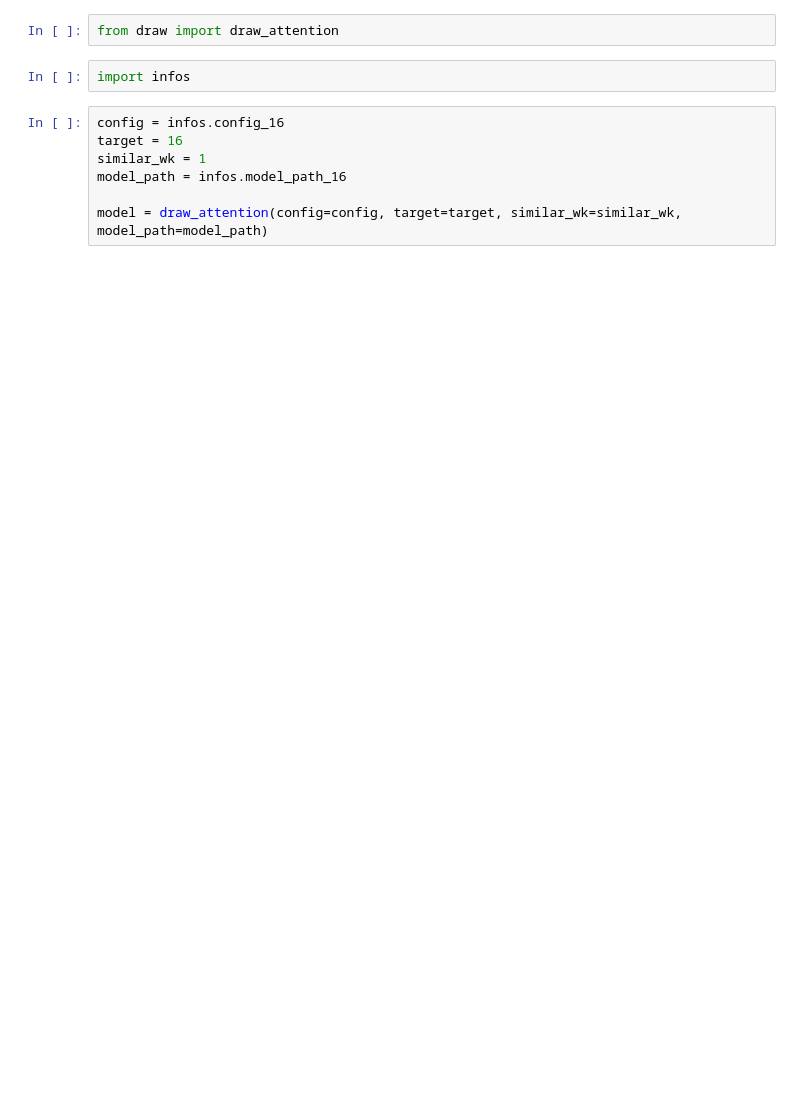
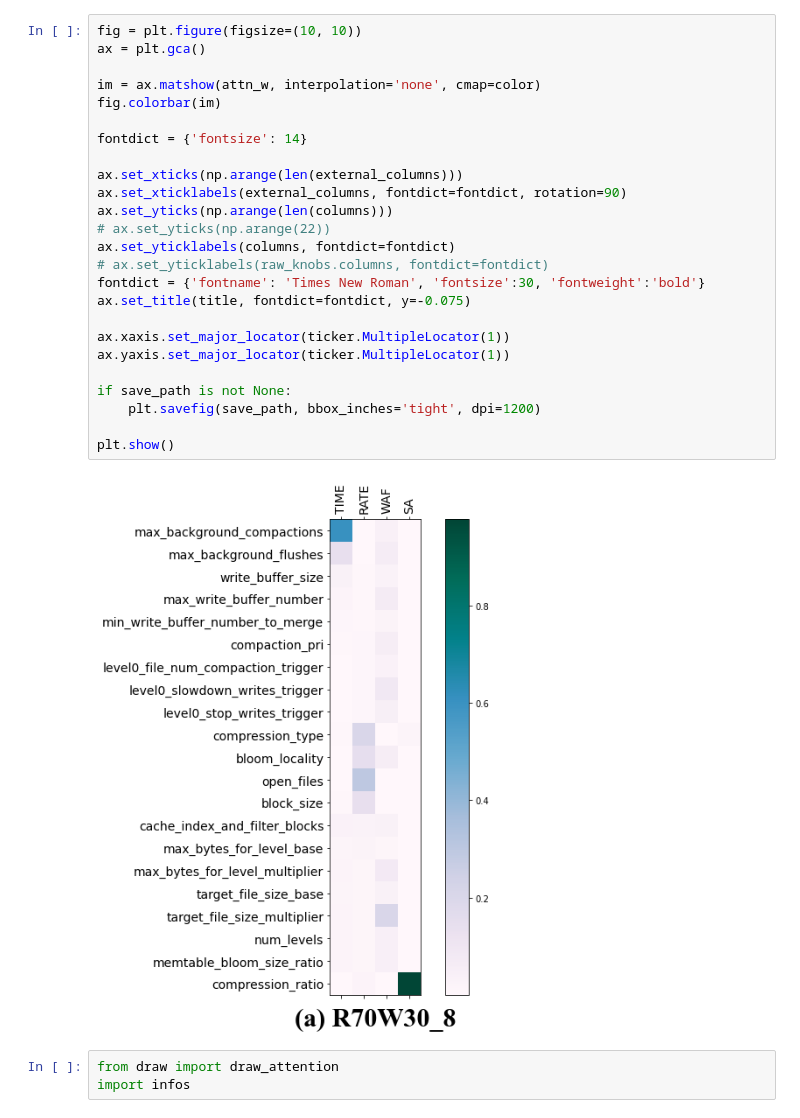
Before and after one commit to addb-swstarlab/K2vTune, a Jupyter notebook: test_notebook/Drawing-Attention-plot.ipynb, the cells around one changed output. Saved outputs shown, nothing was run; the diff lists cells and outputs as text; blank space fills up the shorter version.

```diff
--- a/test_notebook/Drawing-Attention-plot.ipynb
+++ b/test_notebook/Drawing-Attention-plot.ipynb
@@ -1,14 +1,33 @@
+# %%
+fig = plt.figure(figsize=(10, 10))
+ax = plt.gca()
+
+im = ax.matshow(attn_w, interpolation='none', cmap=color)
+fig.colorbar(im)
+
+fontdict = {'fontsize': 14}
+
+ax.set_xticks(np.arange(len(external_columns)))
+ax.set_xticklabels(external_columns, fontdict=fontdict, rotation=90)
+ax.set_yticks(np.arange(len(columns)))
+# ax.set_yticks(np.arange(22))
+ax.set_yticklabels(columns, fontdict=fontdict)
+# ax.set_yticklabels(raw_knobs.columns, fontdict=fontdict)
+fontdict = {'fontname': 'Times New Roman', 'fontsize':30, 'fontweight':'bold'}
+ax.set_title(title, fontdict=fontdict, y=-0.075)
+
+ax.xaxis.set_major_locator(ticker.MultipleLocator(1))
+ax.yaxis.set_major_locator(ticker.MultipleLocator(1))
+
+if save_path is not None:
+    plt.savefig(save_path, bbox_inches='tight', dpi=1200)
+
+plt.show()
+# %% [output]
+[figure, added]
 # %%
 from draw import draw_attention
+import infos
-# %%
-import infos
-# %%
-config = infos.config_16
-target = 16
-similar_wk = 1
-model_path = infos.model_path_16
-
-model = draw_attention(config=config, target=target, similar_wk=similar_wk, model_path=model_path)
 # %%
 config = infos.config_16
 target = 16
```
Also changed, not shown: parts of 6 cells of this notebook, 1 other file.
